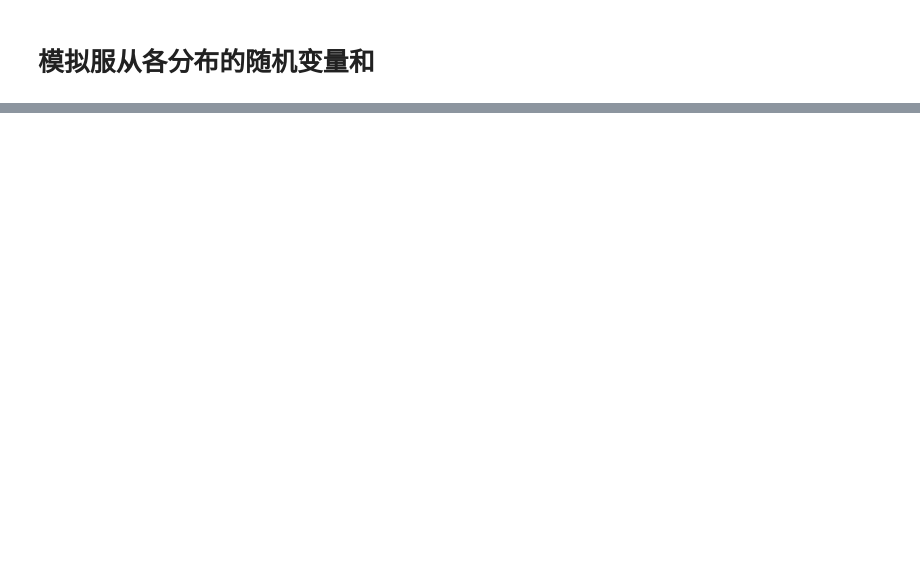
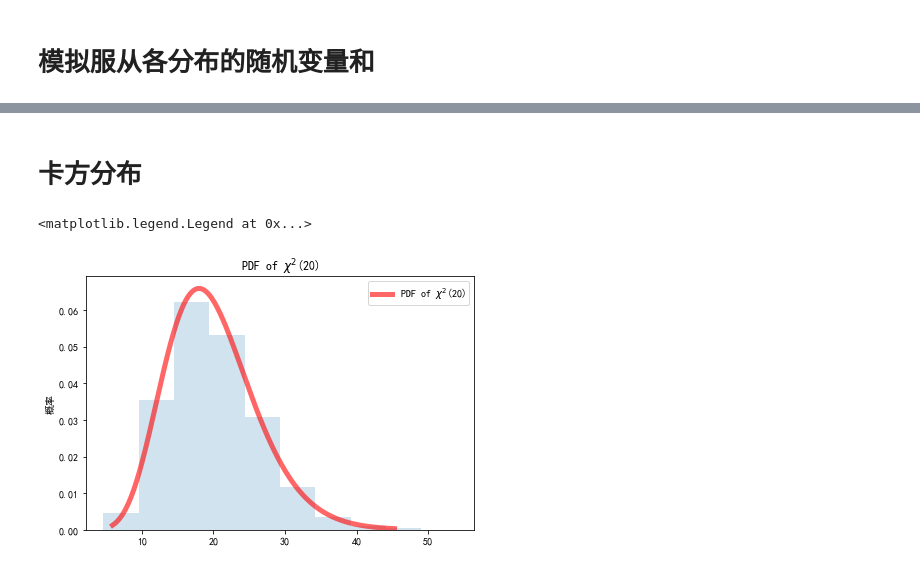
Before and after one commit to goodchinas/pyquant, a Jupyter notebook: 33. 概率论和数理统计.ipynb, the cells around one changed output, grey strips where cells are left out. Saved outputs shown, nothing was run; the diff lists cells and outputs as text; code cells hidden in the pictures; blank space fills up the shorter version.

```diff
--- a/33. 概率论和数理统计.ipynb
+++ b/33. 概率论和数理统计.ipynb
@@ -391,0 +377,17 @@ plt.subplots_adjust(wspace=.1,hspace=.1,left=0,right=1,top=.93,bottom=0.05)
+# %% [markdown]
+# 卡方分布
+# %%
+plt.figure()
+df=20# 卡方分布的自由度
+chi2=stats.chi2(df=df)
+chi2_x=np.linspace(chi2.ppf(1e-3),chi2.ppf(.999),200)
+plt.plot(chi2_x,chi2.pdf(chi2_x),'r-',lw=5,alpha=.6,label=r'PDF of $\chi^2$({})'.format(df))
+chi2_rvs=chi2.rvs(size=10000)
+plt.hist(chi2_rvs,density=True,histtype='stepfilled',alpha=.2)
+plt.ylabel("概率")
+plt.title(r'PDF of $\chi^2$({})'.format(df))
+plt.subplots_adjust(wspace=.1,hspace=.1,left=0.1,right=1,top=.93,bottom=0.05)
+plt.legend()
+# %% [output]
+<matplotlib.legend.Legend at 0x...>
+[figure, added]
```
Also changed, not shown: parts of 39 cells of this notebook, 6 other files.
